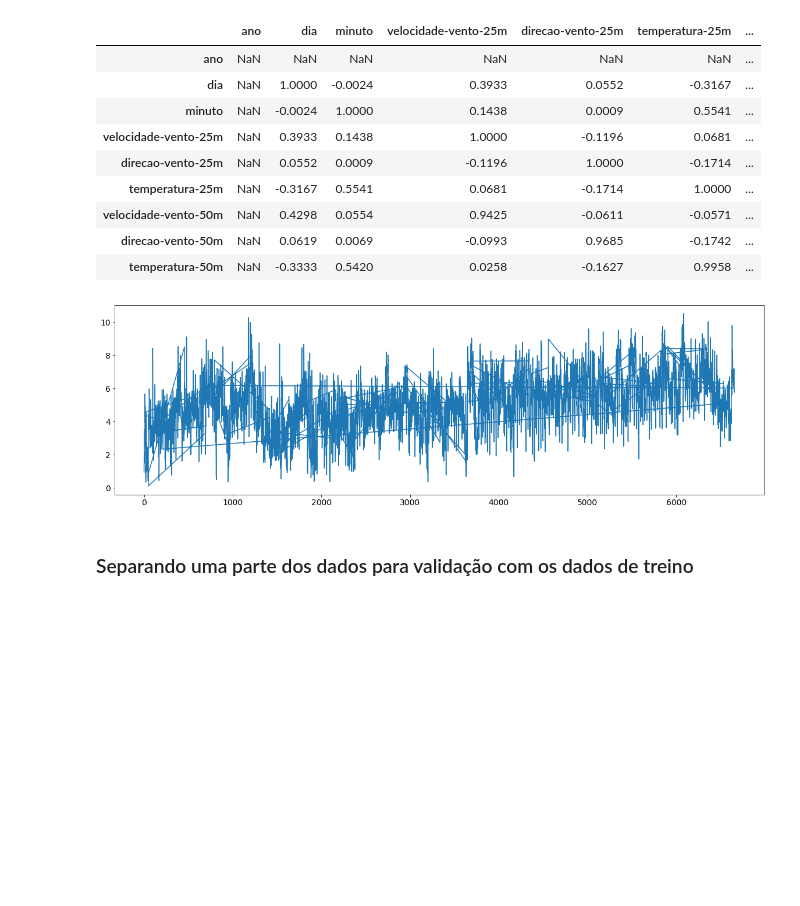
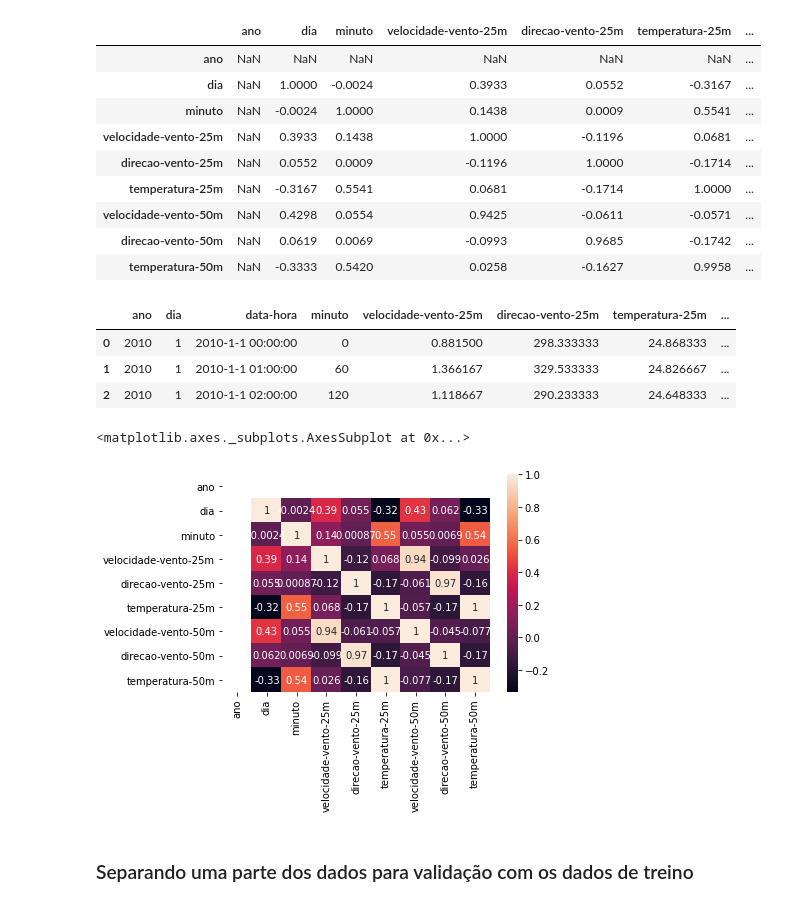
Before and after one commit to ClovisMonteiro/CCIA, a Jupyter notebook: CCIA.ipynb, the cells around one changed output. Cells and saved outputs as stored; diff of their text form; code cells hidden in the pictures; blank space fills up the shorter version.

```diff
--- a/CCIA.ipynb
+++ b/CCIA.ipynb
@@ -408,10 +410,17 @@ treino.corr().round(4)
 | velocidade-vento-50m | NaN | 0.4298 | 0.0554 | 0.9425 | -0.0611 | -0.0571 | ... |
 | direcao-vento-50m | NaN | 0.0619 | 0.0069 | -0.0993 | 0.9685 | -0.1742 | ... |
 | temperatura-50m | NaN | -0.3333 | 0.5420 | 0.0258 | -0.1627 | 0.9958 | ... |
-# %%
-fig, ax = plt.subplots(figsize=(20,6))
-ax = treino['velocidade-vento-50m'].plot(fontsize=14)
-# %% [output]
-[figure, removed]
+# %%
+treino.head(3)
+# %% [output]
+|  | ano | dia | data-hora | minuto | velocidade-vento-25m | direcao-vento-25m | temperatura-25m | ... |
+| 0 | 2010 | 1 | 2010-1-1 00:00:00 | 0 | 0.881500 | 298.333333 | 24.868333 | ... |
+| 1 | 2010 | 1 | 2010-1-1 01:00:00 | 60 | 1.366167 | 329.533333 | 24.826667 | ... |
+| 2 | 2010 | 1 | 2010-1-1 02:00:00 | 120 | 1.118667 | 290.233333 | 24.648333 | ... |
+# %%
+sns.heatmap(treino.corr(), annot=True)
+# %% [output]
+<matplotlib.axes._subplots.AxesSubplot at 0x...>
+[figure, added]
 # %% [markdown]
 ### Separando uma parte dos dados para validação com os dados de treino
```
Also changed, not shown: parts of 44 cells of this notebook.
